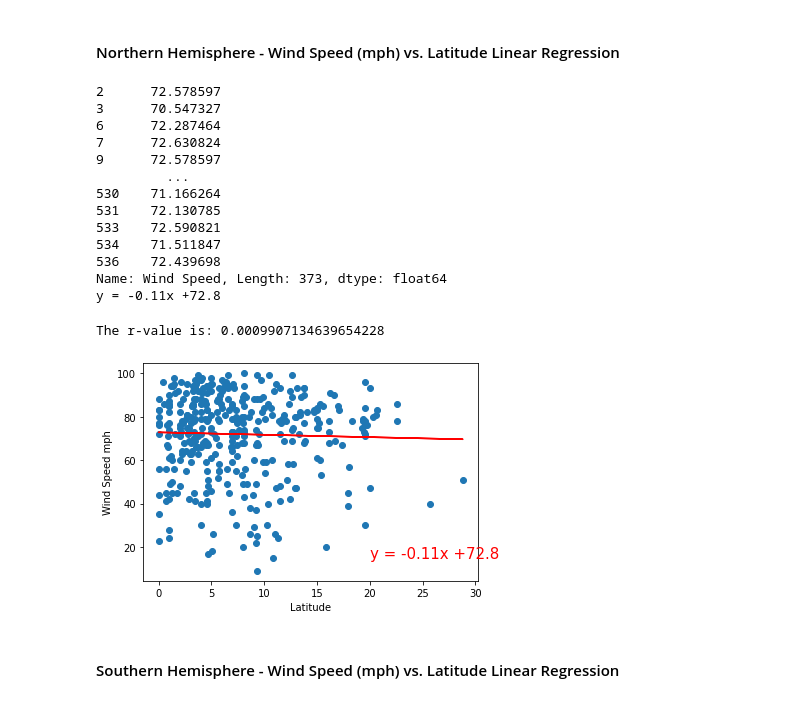
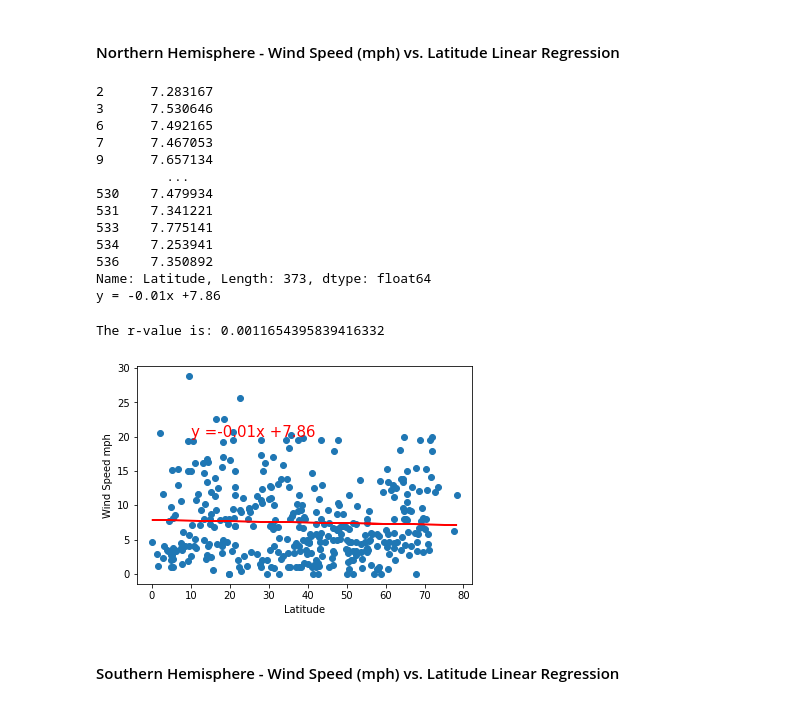
Before and after one commit to Dieneba1/python-api-challeng, a Jupyter notebook: WeatherPy/WeatherPy.ipynb, the cells around one changed output. Cells and saved outputs as stored; diff of their text form; code cells hidden in the pictures.

```diff
--- a/WeatherPy/WeatherPy.ipynb
+++ b/WeatherPy/WeatherPy.ipynb
@@ -415,41 +448,40 @@ The r-value is: 0.002670608228420137
 # %% [markdown]
 ####  Northern Hemisphere - Wind Speed (mph) vs. Latitude Linear Regression
 # %%
-x_values = Northern_df['Wind Speed']
-y_values = Northern_df['Humidity']
+x_values = Northern_df['Latitude']
+y_values = Northern_df['Wind Speed']
 (slope, intercept, rvalue, pvalue, stderr) = stats.linregress(x_values, y_values)
 regress_values = x_values * slope + intercept
 line_eq = "y = " + str(round(slope,2)) + "x +" + str(round(intercept,2))
 print(regress_values)
 print(line_eq)
 # %% [output]
-2      72.578597
-3      70.547327
-6      72.287464
-7      72.630824
-9      72.578597
+2      7.283167
+3      7.530646
+6      7.492165
+7      7.467053
+9      7.657134
          ...
-530    71.166264
-531    72.130785
-533    72.590821
-534    71.511847
-536    72.439698
-Name: Wind Speed, Length: 373, dtype: float64
-y = -0.11x +72.8
+530    7.479934
+531    7.341221
+533    7.775141
+534    7.253941
+536    7.350892
+Name: Latitude, Length: 373, dtype: float64
+y = -0.01x +7.86
 # %%
 plt.scatter(x_values,y_values)
 plt.plot(x_values,regress_values,"r-")
 
 plt.xlabel('Latitude')
 plt.ylabel('Wind Speed mph')
-plt.annotate(line_eq,(20,15),fontsize=15,color="red")
 
 print(f"The r-value is: {rvalue**2}")
-plt.annotate("y = -0.06x +74.44",(1,1),fontsize=15,color="red")
+plt.annotate("y =-0.01x +7.86",(10,20),fontsize=15,color="red")
 
 plt.show()
 # %% [output]
-The r-value is: 0.0009907134639654228
+The r-value is: 0.0011654395839416332
-[figure, old version]
+[figure, new version]
 # %% [markdown]
 ####  Southern Hemisphere - Wind Speed (mph) vs. Latitude Linear Regression
```
Also changed, not shown: parts of 11 cells of this notebook, 1 other file.
